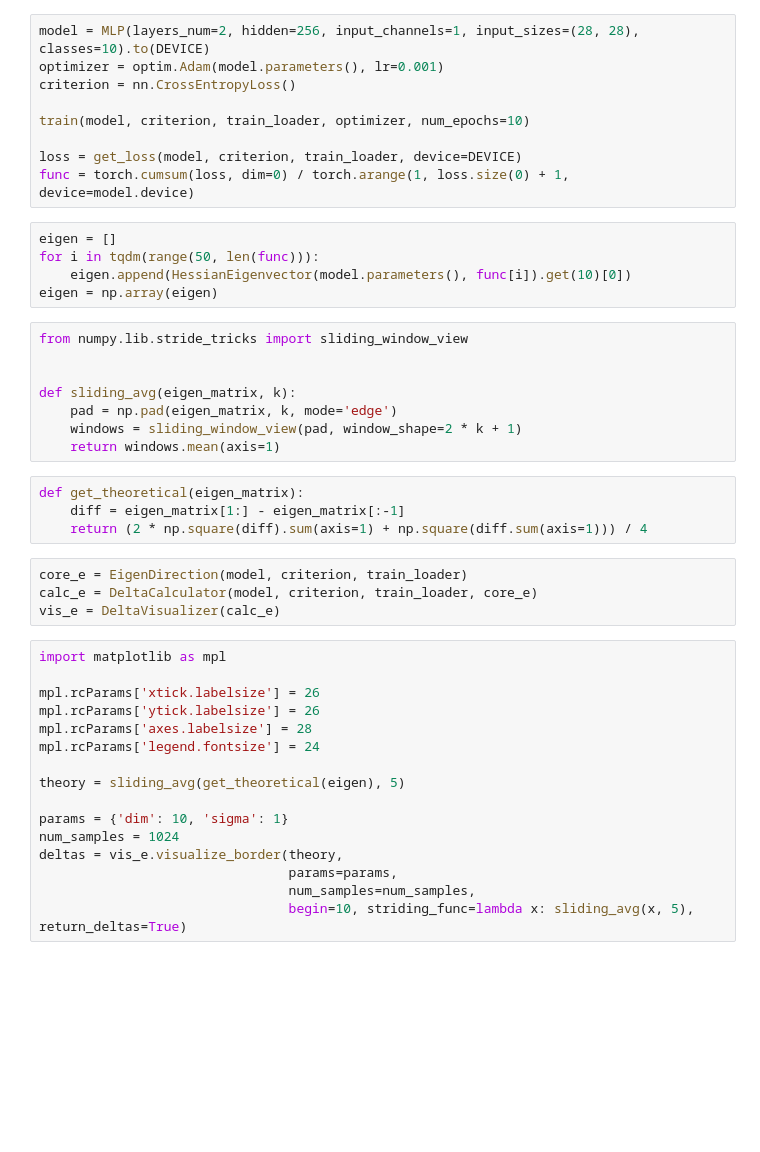
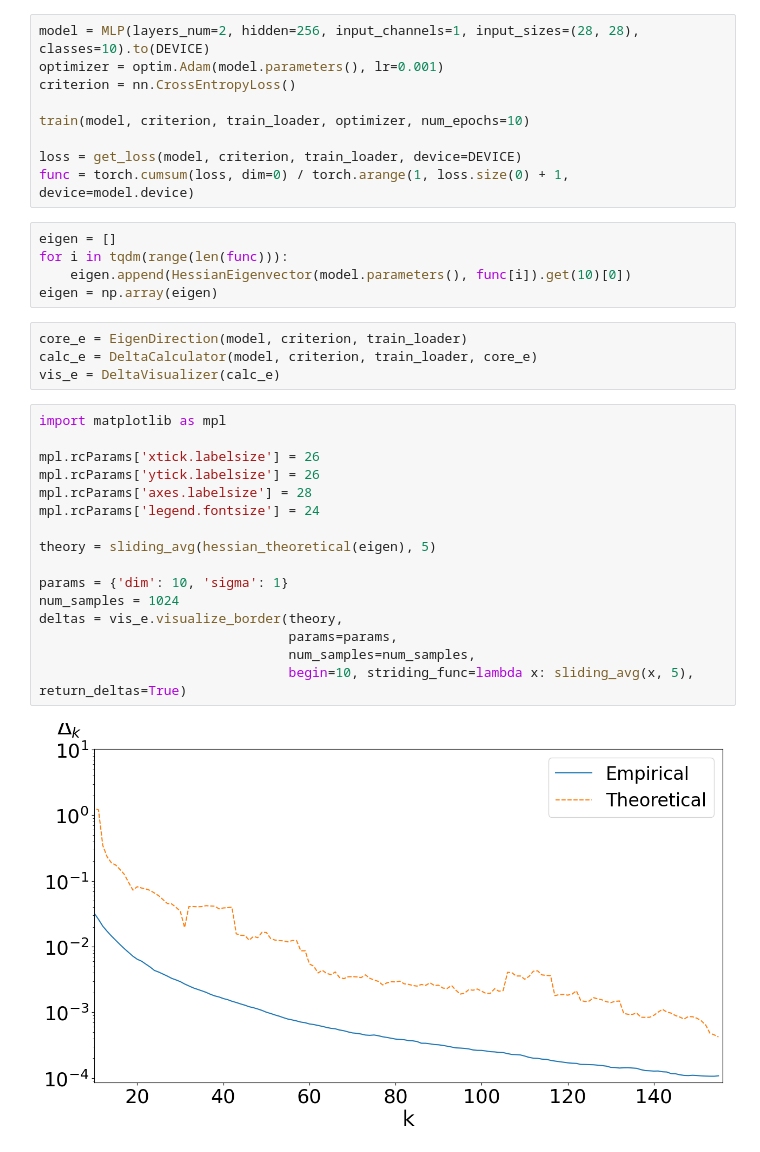
Before and after one commit to intsystems/2025-Project-183, a Jupyter notebook: code/estimation.ipynb, the cells around one changed output. Saved outputs shown, nothing was run; the diff lists cells and outputs as text; blank space fills up the shorter version.

```diff
--- a/code/estimation.ipynb
+++ b/code/estimation.ipynb
@@ -53,21 +55,9 @@ loss = get_loss(model, criterion, train_loader, device=DEVICE)
 func = torch.cumsum(loss, dim=0) / torch.arange(1, loss.size(0) + 1, device=model.device)
 # %%
 eigen = []
-for i in tqdm(range(50, len(func))):
+for i in tqdm(range(len(func))):
     eigen.append(HessianEigenvector(model.parameters(), func[i]).get(10)[0])
 eigen = np.array(eigen)
-# %%
-from numpy.lib.stride_tricks import sliding_window_view
-
-
-def sliding_avg(eigen_matrix, k):
-    pad = np.pad(eigen_matrix, k, mode='edge')
-    windows = sliding_window_view(pad, window_shape=2 * k + 1)
-    return windows.mean(axis=1)
-# %%
-def get_theoretical(eigen_matrix):
-    diff = eigen_matrix[1:] - eigen_matrix[:-1]
-    return (2 * np.square(diff).sum(axis=1) + np.square(diff.sum(axis=1))) / 4
 # %%
 core_e = EigenDirection(model, criterion, train_loader)
 calc_e = DeltaCalculator(model, criterion, train_loader, core_e)
@@ -75,17 +65,19 @@ vis_e = DeltaVisualizer(calc_e)
 # %%
 import matplotlib as mpl
 
 mpl.rcParams['xtick.labelsize'] = 26
 mpl.rcParams['ytick.labelsize'] = 26
 mpl.rcParams['axes.labelsize'] = 28
 mpl.rcParams['legend.fontsize'] = 24
 
-theory = sliding_avg(get_theoretical(eigen), 5)
+theory = sliding_avg(hessian_theoretical(eigen), 5)
 
 params = {'dim': 10, 'sigma': 1}
 num_samples = 1024
 deltas = vis_e.visualize_border(theory,
                                 params=params,
                                 num_samples=num_samples,
                                 begin=10, striding_func=lambda x: sliding_avg(x, 5), return_deltas=True)
+# %% [output]
+[figure, added]
 # %%
```
Also changed, not shown: parts of 2 cells of this notebook, 17 other files.
